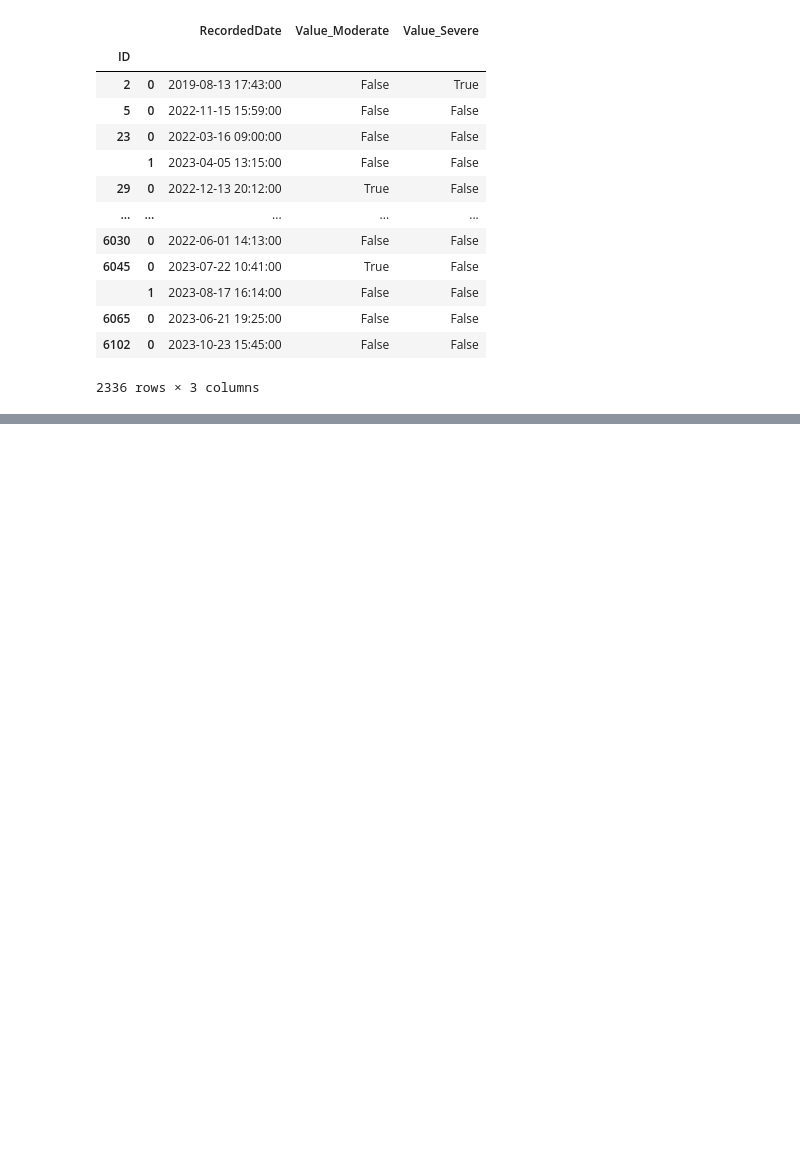
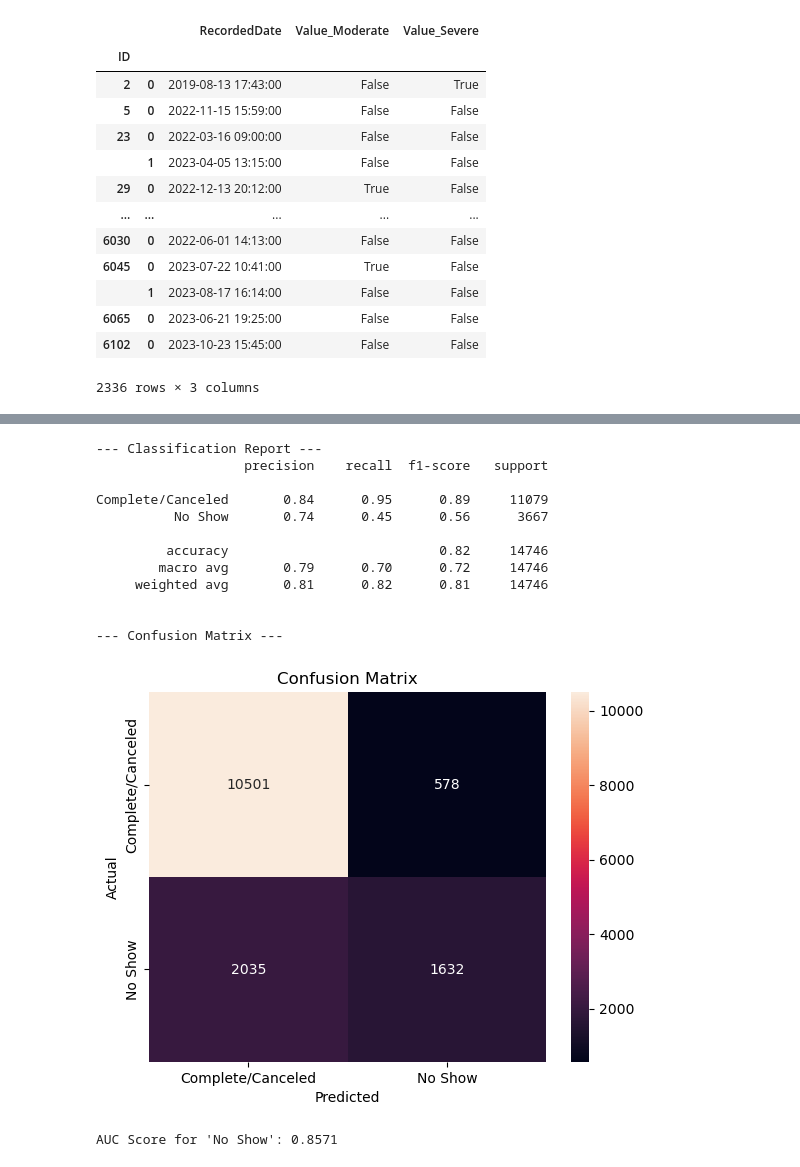
Before and after one commit to nguyenston/Prediction-of-Missed-Lung-Cancer-Screening-using-SDOH, a Jupyter notebook: data_explorer.ipynb, the cells around one changed output, grey strips where cells are left out. Saved outputs shown, nothing was run; the diff lists cells and outputs as text; code cells hidden in the pictures; blank space fills up the shorter version.

```diff
--- a/data_explorer.ipynb
+++ b/data_explorer.ipynb
@@ -957,0 +1080,17 @@ run_evaluation_suite(lgbm, X_test, y_test, 'No Show', category_mapping)
+# %%
+run_evaluation_suite(lgbm, X_train, y_train, 'No Show', category_mapping)
+# %% [output]
+--- Classification Report ---
+                   precision    recall  f1-score   support
+
+Complete/Canceled       0.84      0.95      0.89     11079
+          No Show       0.74      0.45      0.56      3667
+
+         accuracy                           0.82     14746
+        macro avg       0.79      0.70      0.72     14746
+     weighted avg       0.81      0.82      0.81     14746
+
+
+--- Confusion Matrix ---
+[figure, added]
+AUC Score for 'No Show': 0.8571
```
Also changed, not shown: parts of 41 cells of this notebook, 3 other files.
